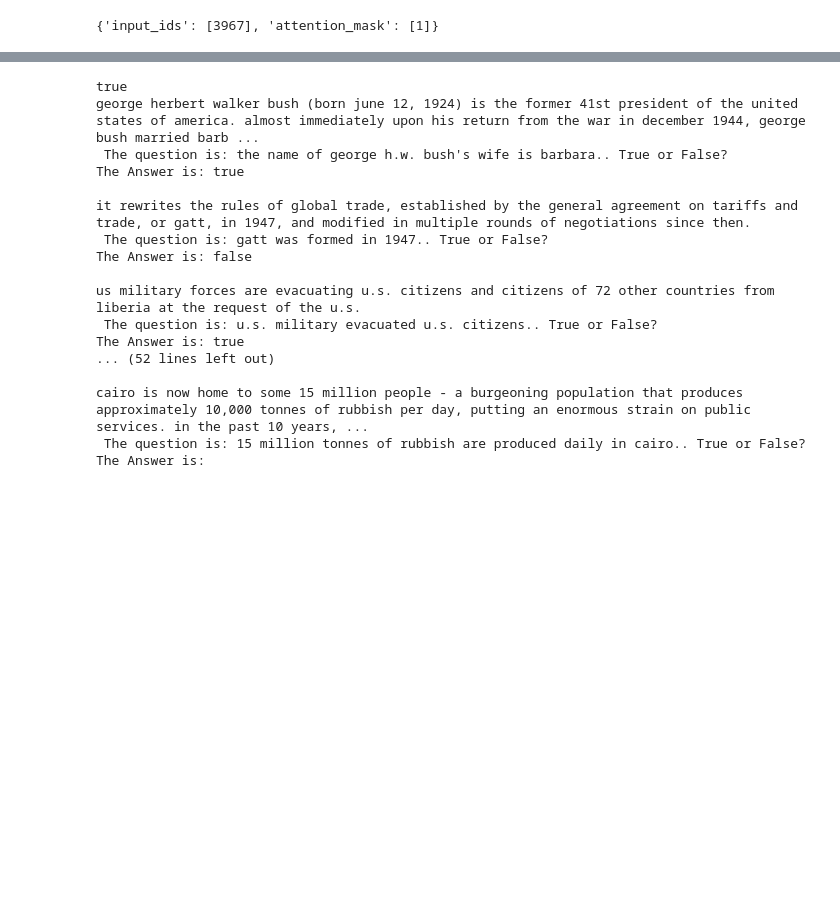
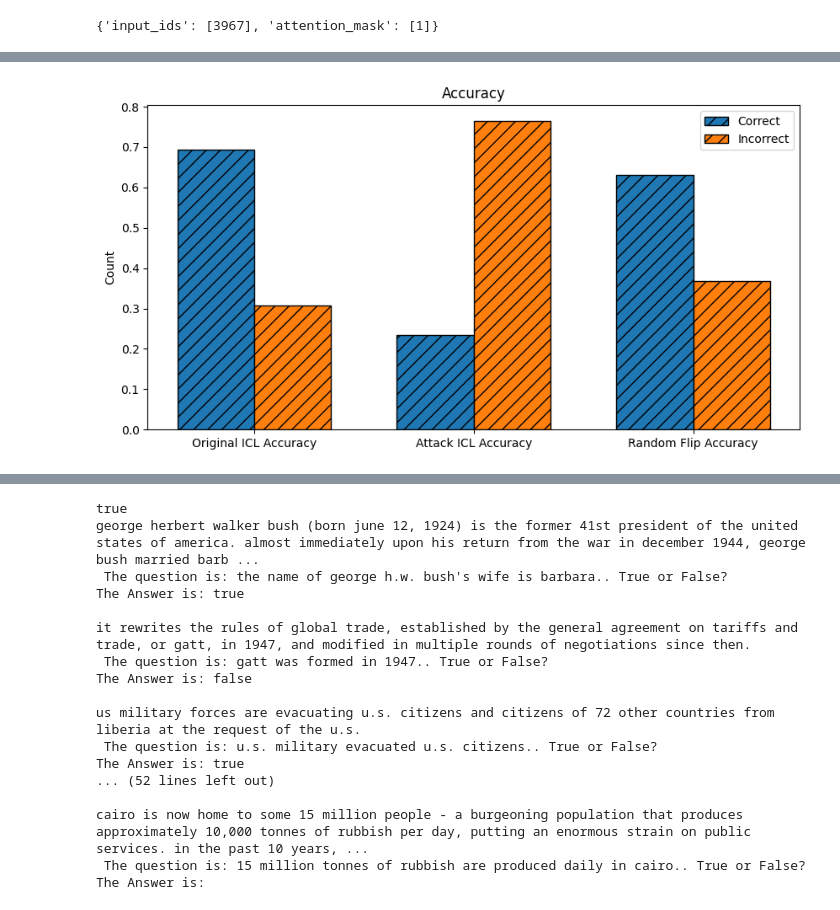
Before and after one commit to simonucl/mvp, a Jupyter notebook: src/test.ipynb, the cells around one changed output, grey strips where cells are left out. Cells and saved outputs as stored; diff of their text form; code cells hidden in the pictures; blank space fills up the shorter version.

```diff
--- a/src/test.ipynb
+++ b/src/test.ipynb
@@ -523 +543,39 @@ False    16
 Name: count, dtype: int64
+# %%
+results = {
+    'Original ICL Accuracy' : df['correct'].value_counts(),
+    'Attack ICL Accuracy' : df['attack_correct'].value_counts(),
+    'Random Flip Accuracy' : df['random_flip_correct'].value_counts()
+}
+
+# normalize the results
+for key in results:
+    results[key] = results[key] / results[key].sum()
+
+# plot the bar chart
+import matplotlib.pyplot as plt
+import numpy as np
+
+def plot_bar(results):
+    labels = ['Original ICL Accuracy', 'Attack ICL Accuracy', 'Random Flip Accuracy']
+    correct = [results['Original ICL Accuracy'][True], results['Attack ICL Accuracy'][True], results['Random Flip Accuracy'][True]]
+    incorrect = [results['Original ICL Accuracy'][False], results['Attack ICL Accuracy'][False], results['Random Flip Accuracy'][False]]
+
+    x = np.arange(len(labels))  # the label locations
+    width = 0.35  # the width of the bars
+
+    fig, ax = plt.subplots(figsize=(10, 5))
+    rects1 = ax.bar(x - width/2, correct, width, label='Correct', hatch='//', edgecolor='black')
+    rects2 = ax.bar(x + width/2, incorrect, width, label='Incorrect', hatch='//', edgecolor='black')
+
+    # Add some text for labels, title and custom x-axis tick labels, etc.
+    ax.set_ylabel('Count')
+    ax.set_title('Accuracy')
+    ax.set_xticks(x)
+    ax.set_xticklabels(labels)
+    ax.legend()
+
+
+plot_bar(results)
+# %% [output]
+[figure, added]
```
Also changed, not shown: parts of 12 cells of this notebook, 12 other files.
